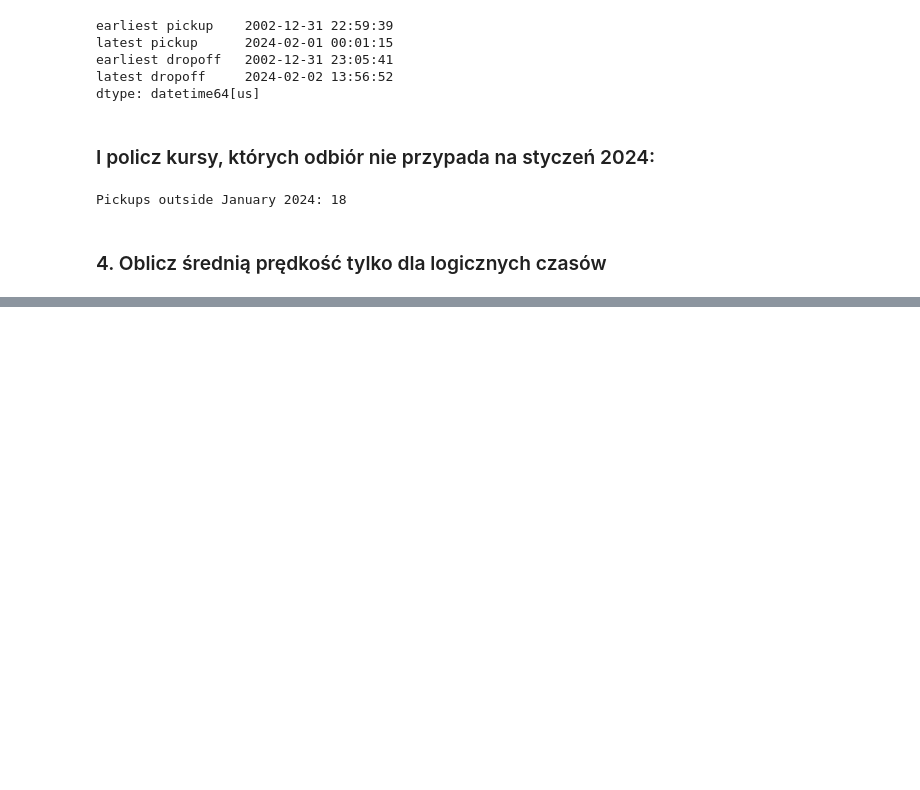
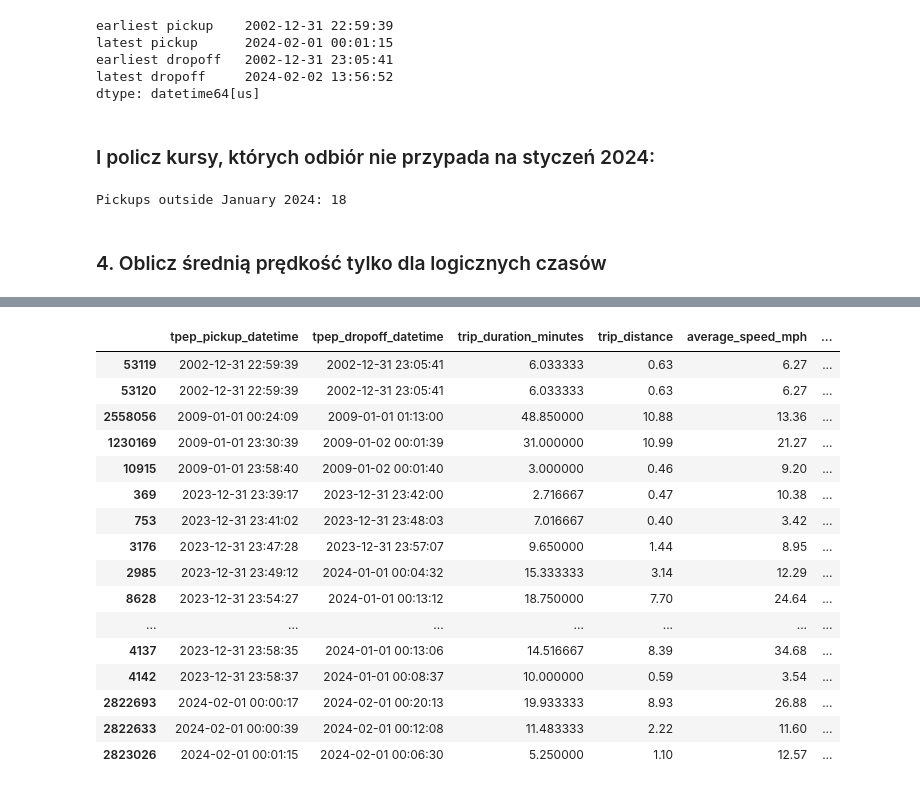
Before and after one commit to vnprr/nyc_tlc_de_lab, a Jupyter notebook: eda_yellow_trip_data.ipynb, the cells around one changed output, grey strips where cells are left out. Drawn from its saved outputs; the diff is of its cells as text; code cells hidden in the pictures; blank space fills up the shorter version.

```diff
--- a/eda_yellow_trip_data.ipynb
+++ b/eda_yellow_trip_data.ipynb
@@ -938,0 +1034,38 @@ dtype: int64
+# %%
+# 1. 2
+
+outside_january_records = (
+    df.loc[
+        outside_january,
+        [
+            "tpep_pickup_datetime",
+            "tpep_dropoff_datetime",
+            "trip_duration_minutes",
+            "trip_distance",
+            "average_speed_mph",
+            "fare_amount",
+            "total_amount",
+            "is_special_record",
+        ],
+    ].sort_values("tpep_pickup_datetime")
+)
+
+outside_january_records
+# %% [output]
+|  | tpep_pickup_datetime | tpep_dropoff_datetime | trip_duration_minutes | trip_distance | average_speed_mph | ... |
+| 53119 | 2002-12-31 22:59:39 | 2002-12-31 23:05:41 | 6.033333 | 0.63 | 6.27 | ... |
+| 53120 | 2002-12-31 22:59:39 | 2002-12-31 23:05:41 | 6.033333 | 0.63 | 6.27 | ... |
+| 2558056 | 2009-01-01 00:24:09 | 2009-01-01 01:13:00 | 48.850000 | 10.88 | 13.36 | ... |
+| 1230169 | 2009-01-01 23:30:39 | 2009-01-02 00:01:39 | 31.000000 | 10.99 | 21.27 | ... |
+| 10915 | 2009-01-01 23:58:40 | 2009-01-02 00:01:40 | 3.000000 | 0.46 | 9.20 | ... |
+| 369 | 2023-12-31 23:39:17 | 2023-12-31 23:42:00 | 2.716667 | 0.47 | 10.38 | ... |
+| 753 | 2023-12-31 23:41:02 | 2023-12-31 23:48:03 | 7.016667 | 0.40 | 3.42 | ... |
+| 3176 | 2023-12-31 23:47:28 | 2023-12-31 23:57:07 | 9.650000 | 1.44 | 8.95 | ... |
+| 2985 | 2023-12-31 23:49:12 | 2024-01-01 00:04:32 | 15.333333 | 3.14 | 12.29 | ... |
+| 8628 | 2023-12-31 23:54:27 | 2024-01-01 00:13:12 | 18.750000 | 7.70 | 24.64 | ... |
+| ... | ... | ... | ... | ... | ... | ... |
+| 4137 | 2023-12-31 23:58:35 | 2024-01-01 00:13:06 | 14.516667 | 8.39 | 34.68 | ... |
+| 4142 | 2023-12-31 23:58:37 | 2024-01-01 00:08:37 | 10.000000 | 0.59 | 3.54 | ... |
+| 2822693 | 2024-02-01 00:00:17 | 2024-02-01 00:20:13 | 19.933333 | 8.93 | 26.88 | ... |
+| 2822633 | 2024-02-01 00:00:39 | 2024-02-01 00:12:08 | 11.483333 | 2.22 | 11.60 | ... |
+| 2823026 | 2024-02-01 00:01:15 | 2024-02-01 00:06:30 | 5.250000 | 1.10 | 12.57 | ... |
```
Also changed, not shown: parts of 32 cells of this notebook, 1 other file.
